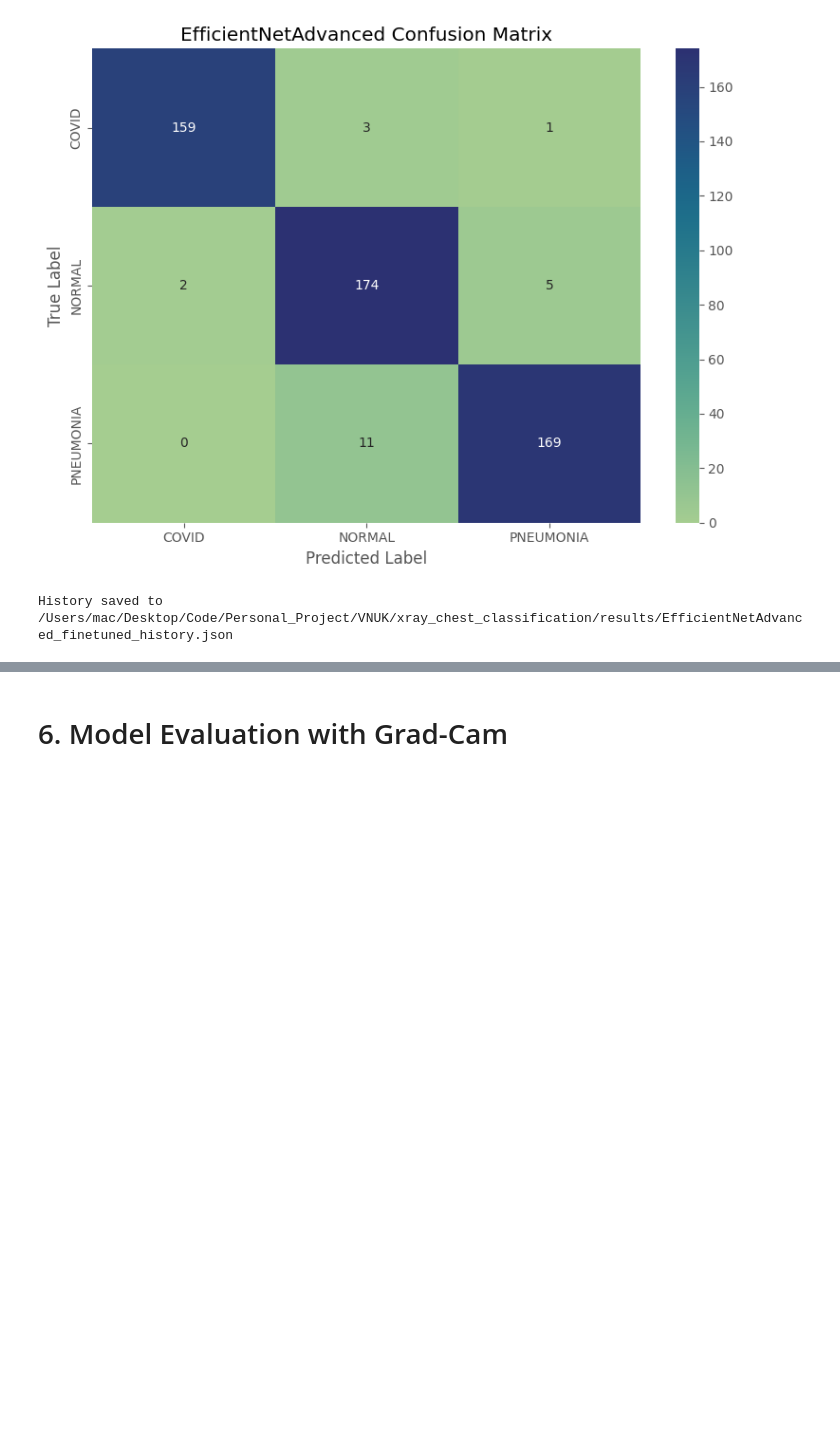
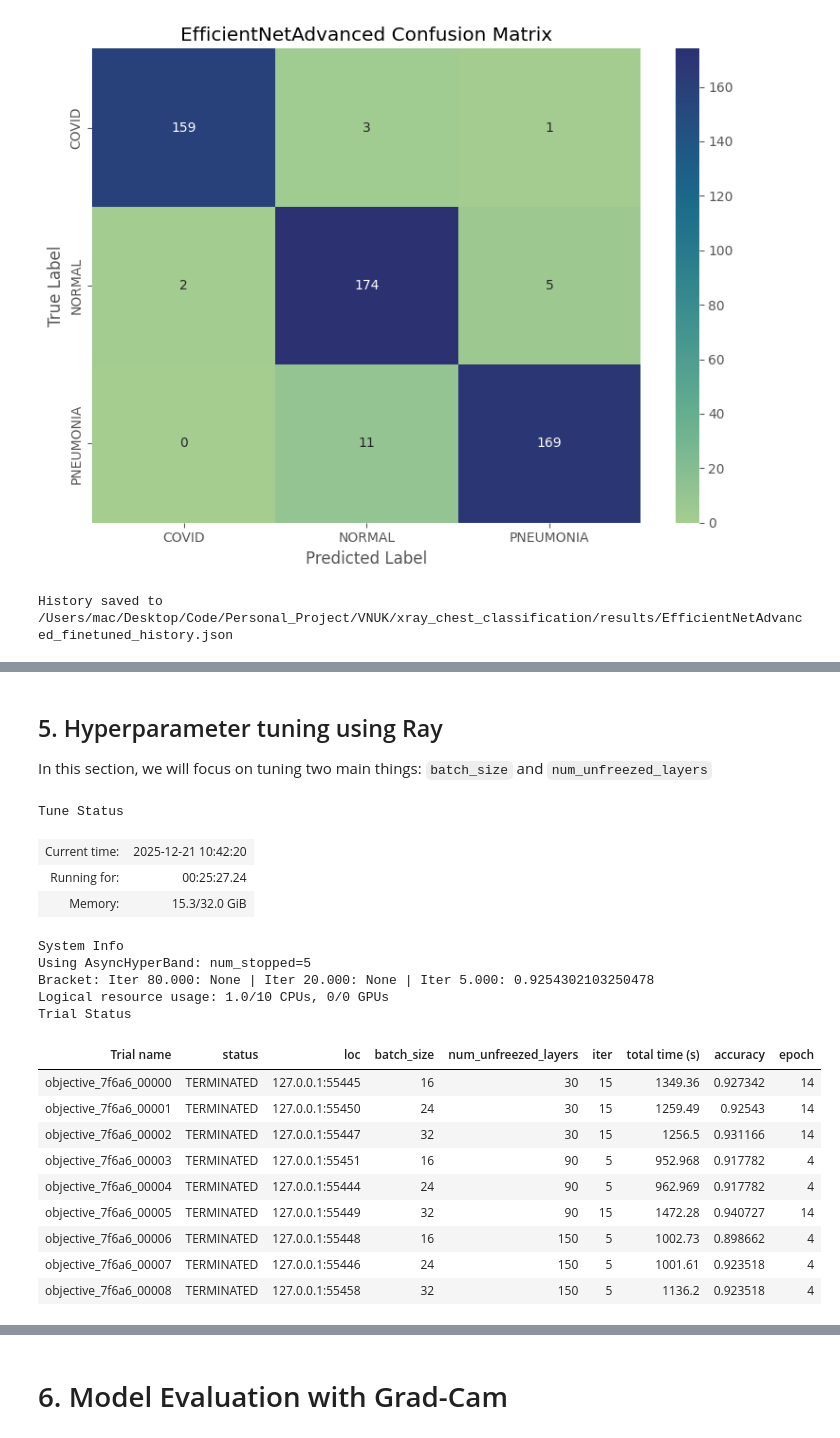
Before and after one commit to DangCongKhai/xray_chest_classification, a Jupyter notebook: main.ipynb, the cells around one changed output, grey strips where cells are left out. Drawn from its saved outputs; the diff is of its cells as text; code cells hidden in the pictures; blank space fills up the shorter version.

```diff
--- a/main.ipynb
+++ b/main.ipynb
@@ -437,0 +439,4 @@ History saved to /Users/mac/Desktop/Code/Personal_Project/VNUK/xray_chest_classi
+# %% [markdown]
+## 5. Hyperparameter tuning using Ray
+
+In this section, we will focus on tuning two main things: `batch_size` and `num_unfreezed_layers`
@@ -437,0 +450,76 @@ History saved to /Users/mac/Desktop/Code/Personal_Project/VNUK/xray_chest_classi
+# %%
+train_ref = ray.put(train_dataset)
+val_ref = ray.put(val_dataset)
+
+def objective(config):
+    batch_size = config["batch_size"]
+    num_unfreezed_layers = config["num_unfreezed_layers"]
+
+    train_dataset = ray.get(train_ref)
+    val_dataset = ray.get(val_ref)
+    train_loader = DataLoader(train_dataset, batch_size=batch_size, shuffle=True)
+    val_loader = DataLoader(val_dataset, batch_size=batch_size)
+    model = EfficientAdvanced(len(CLASSES)).to(device=DEVICE)
+    # Load the trained head-only model to avoid fine-tuning from scratch
+    MODEL_SAVED_PATH = os.path.join(
+        project_root, f"model_checkpoints/EfficientNetAdvanced.pth"
+    )
+    checkpoint = torch.load(MODEL_SAVED_PATH, map_location=DEVICE)
+    model.load_state_dict(checkpoint["state_dict"])
+    params = list(model.parameters())
+    for param in params[-num_unfreezed_layers:]:
+        param.requires_grad = True
+
+    optimizer = torch.optim.Adam(model.parameters(), lr=1e-5)
+    criterion = nn.CrossEntropyLoss()
+    for epoch in range(15):
+        train_one_epoch(
+            model=model, dataloader=train_loader, criterion=criterion, optimizer=optimizer, device=DEVICE
+        )  # Train the model
+        _, avg_acc = evaluate(model, val_loader, criterion = criterion, device = DEVICE)  # Compute val accuracy
+
+        with tempfile.TemporaryDirectory() as temp_checkpoint_dir:
+            checkpoint = None
+            torch.save(model.state_dict(), os.path.join(temp_checkpoint_dir, "model.pth"))
+            checkpoint = Checkpoint.from_directory(temp_checkpoint_dir)
+            tune.report({"accuracy": avg_acc, "epoch" : epoch}, checkpoint=checkpoint)  # Report to Tune
+
+
+search_space = {"batch_size": tune.grid_search([i for i in range(16, 40, 8)]),
+                "num_unfreezed_layers": tune.grid_search([30, 90, 150])}
+
+
+# Add early stopping
+asha_scheduler = ASHAScheduler(
+    metric="accuracy",
+    mode="max",
+    grace_period=5,
+)
+tuner = tune.Tuner(
+    objective,
+    tune_config=tune.TuneConfig(
+        scheduler=asha_scheduler,
+    ),
+    param_space=search_space,
+)
+results = tuner.fit()
+# %% [output]
+Tune Status
+| Current time: | 2025-12-21 10:42:20 |
+| Running for: | 00:25:27.24 |
+| Memory: | 15.3/32.0 GiB |
+System Info
+Using AsyncHyperBand: num_stopped=5
+Bracket: Iter 80.000: None | Iter 20.000: None | Iter 5.000: 0.9254302103250478
+Logical resource usage: 1.0/10 CPUs, 0/0 GPUs
+Trial Status
+| Trial name | status | loc | batch_size | num_unfreezed_layers | iter | total time (s) | accuracy | epoch |
+| objective_7f6a6_00000 | TERMINATED | 127.0.0.1:55445 | 16 | 30 | 15 | 1349.36 | 0.927342 | 14 |
+| objective_7f6a6_00001 | TERMINATED | 127.0.0.1:55450 | 24 | 30 | 15 | 1259.49 | 0.92543 | 14 |
+| objective_7f6a6_00002 | TERMINATED | 127.0.0.1:55447 | 32 | 30 | 15 | 1256.5 | 0.931166 | 14 |
+| objective_7f6a6_00003 | TERMINATED | 127.0.0.1:55451 | 16 | 90 | 5 | 952.968 | 0.917782 | 4 |
+| objective_7f6a6_00004 | TERMINATED | 127.0.0.1:55444 | 24 | 90 | 5 | 962.969 | 0.917782 | 4 |
+| objective_7f6a6_00005 | TERMINATED | 127.0.0.1:55449 | 32 | 90 | 15 | 1472.28 | 0.940727 | 14 |
+| objective_7f6a6_00006 | TERMINATED | 127.0.0.1:55448 | 16 | 150 | 5 | 1002.73 | 0.898662 | 4 |
+| objective_7f6a6_00007 | TERMINATED | 127.0.0.1:55446 | 24 | 150 | 5 | 1001.61 | 0.923518 | 4 |
+| objective_7f6a6_00008 | TERMINATED | 127.0.0.1:55458 | 32 | 150 | 5 | 1136.2 | 0.923518 | 4 |
```
Also changed, not shown: parts of 9 cells of this notebook.
